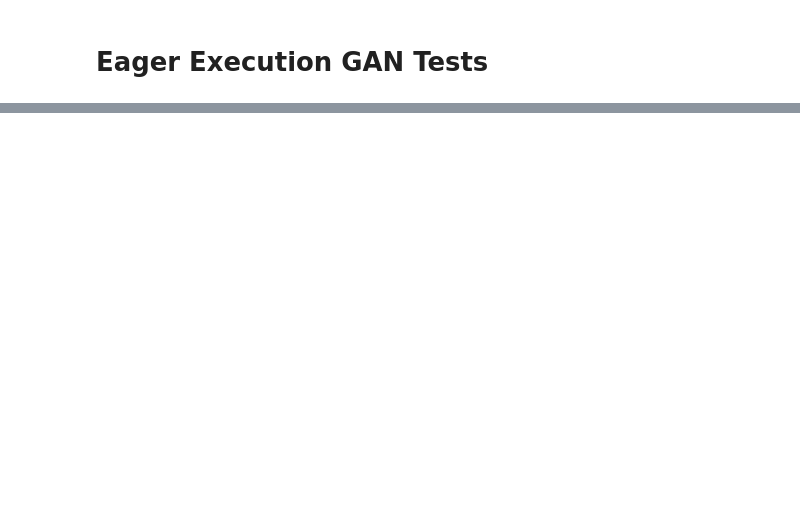
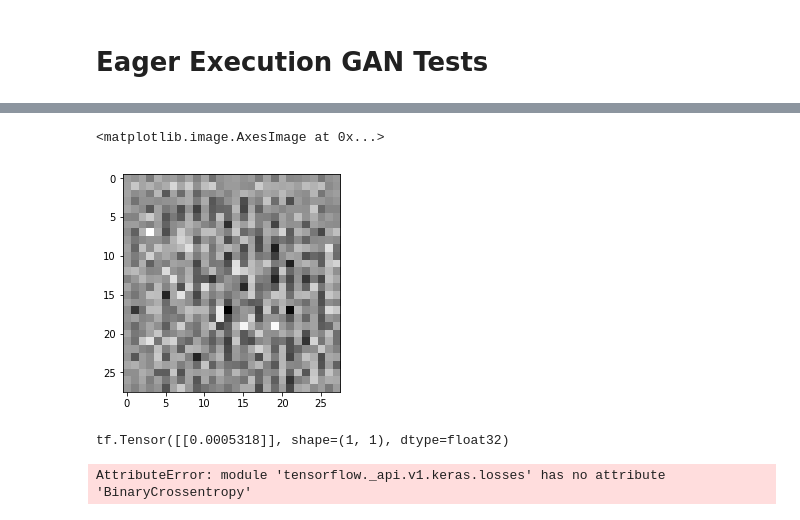
Before and after one commit to yigitozgumus/Polimi_Thesis, a Jupyter notebook: experiments.ipynb, the cells around one changed output, grey strips where cells are left out. Cells and saved outputs as stored; diff of their text form; code cells hidden in the pictures; blank space fills up the shorter version.

```diff
--- a/experiments.ipynb
+++ b/experiments.ipynb
@@ -370,0 +369,3 @@ tf.get_collection(tf.GraphKeys.UPDATE_OPS)
+# %%
+layers =mod.generator.layers
+for layer in layers: print(layer.get_config(), layer.get_weights())
@@ -437,0 +492,34 @@ dataset.range
+# %%
+def make_generator_model():
+    model = tf.keras.Sequential()
+    model.add(layers.Dense(7*7*256, use_bias=False, input_shape=(100,)))
+    model.add(layers.BatchNormalization())
+    model.add(layers.LeakyReLU())
+
+    model.add(layers.Reshape((7, 7, 256)))
+    assert model.output_shape == (None, 7, 7, 256) # Note: None is the batch size
+
+    model.add(layers.Conv2DTranspose(128, (5, 5), strides=(1, 1), padding='same', use_bias=False))
+    assert model.output_shape == (None, 7, 7, 128)
+    model.add(layers.BatchNormalization())
+    model.add(layers.LeakyReLU())
+
+    model.add(layers.Conv2DTranspose(64, (5, 5), strides=(2, 2), padding='same', use_bias=False))
+    assert model.output_shape == (None, 14, 14, 64)
+    model.add(layers.BatchNormalization())
+    model.add(layers.LeakyReLU())
+
+    model.add(layers.Conv2DTranspose(1, (5, 5), strides=(2, 2), padding='same', use_bias=False, activation='tanh'))
+    assert model.output_shape == (None, 28, 28, 1)
+
+    return model
+# %%
+generator = make_generator_model()
+
+noise = tf.random.normal([1, 100])
+generated_image = generator(noise, training=False)
+
+plt.imshow(generated_image[0, :, :, 0], cmap='gray')
+# %% [output]
+<matplotlib.image.AxesImage at 0x...>
+[figure, added]
@@ -437,0 +542,10 @@ dataset.range
+# %%
+discriminator = make_discriminator_model()
+decision = discriminator(generated_image)
+print (decision)
+# %% [output]
+tf.Tensor([[0.0005318]], shape=(1, 1), dtype=float32)
+# %%
+cross_entropy = tf.keras.losses.BinaryCrossentropy(from_logits=True)
+# %% [output]
+AttributeError: module 'tensorflow._api.v1.keras.losses' has no attribute 'BinaryCrossentropy'
```
Also changed, not shown: parts of 80 cells of this notebook.
